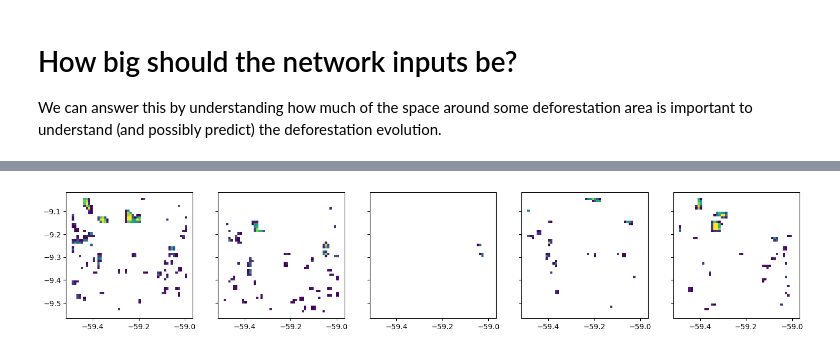
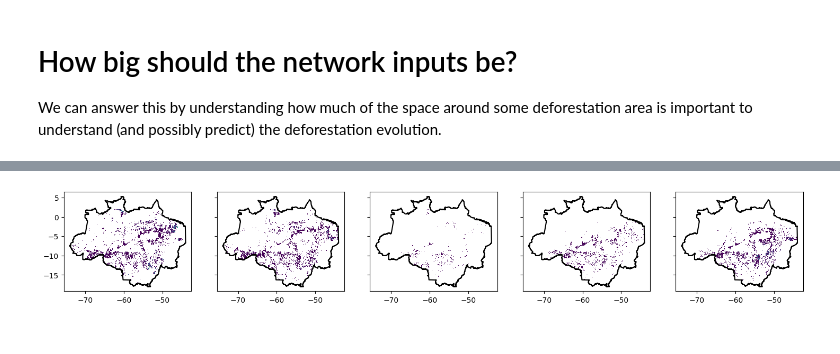
Before and after one commit to Giovanni3A/deforestation_forecast, a Jupyter notebook: 1_2_exploratory_data_analysis.ipynb, the cells around one changed output, grey strips where cells are left out. Cells and saved outputs as stored; diff of their text form; code cells hidden in the pictures.

```diff
--- a/1_2_exploratory_data_analysis.ipynb
+++ b/1_2_exploratory_data_analysis.ipynb
@@ -76,24 +76,24 @@ region1 = compute_frames(
 region2 = compute_frames(
     am_bounds.total_bounds,
     config.BOX_SIDE,
-    1200, 1700,
-    1300, 1800
+    120, 170,
+    130, 180
 )
 # %%
 # region 3
 region3 = compute_frames(
     am_bounds.total_bounds,
     config.BOX_SIDE,
-    2200, 2700,
-    1100, 1600
+    220, 270,
+    110, 160
 )
 # %%
 # region 4
 region4 = compute_frames(
     am_bounds.total_bounds,
     config.BOX_SIDE,
-    1400, 1900,
-    300, 800
+    140, 190,
+    30, 80
 )
 # %%
 fig, ax = plt.subplots()
@@ -149,8 +150,8 @@ Name: 3442874, dtype: int64
 region = compute_frames(
     am_bounds.total_bounds,
     config.BOX_SIDE,
-    1450, 1500,
-    850, 900
+    0, 300,
+    0, 200
 )
 region = pd.merge(
     region,
@@ -161,7 +162,8 @@ region = pd.merge(
 # %%
 fig, ax = plt.subplots(1, 5, figsize=(18, 4), sharex=True, sharey=True)
 for i, dt in enumerate(sorted(region["quarter_date"].dropna().unique())[:5]):
     dt_region = region[region["quarter_date"] == dt]
     dt_region.plot(column="area", ax=ax[i], vmin=0, vmax=1)
+    am_bounds.boundary.plot(ax=ax[i], color="black")
 # %% [output]
-[figure, old version]
+[figure, new version]
```
Also changed, not shown: parts of 8 cells of this notebook, 3 other files.
